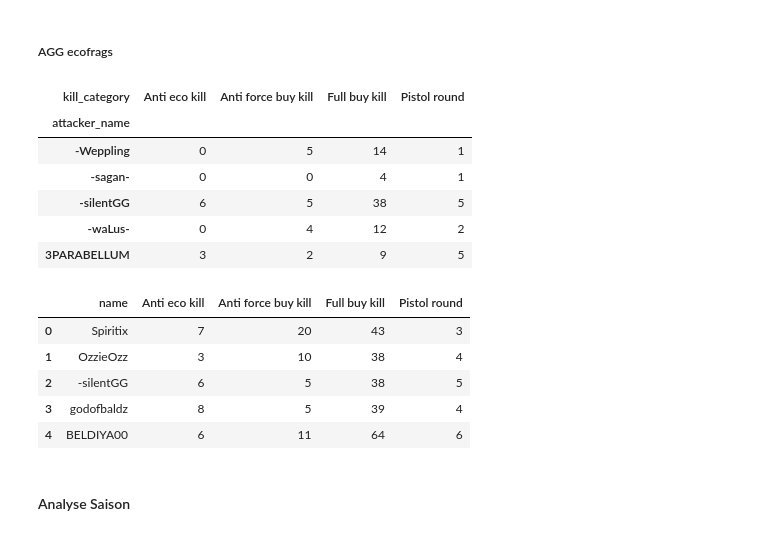
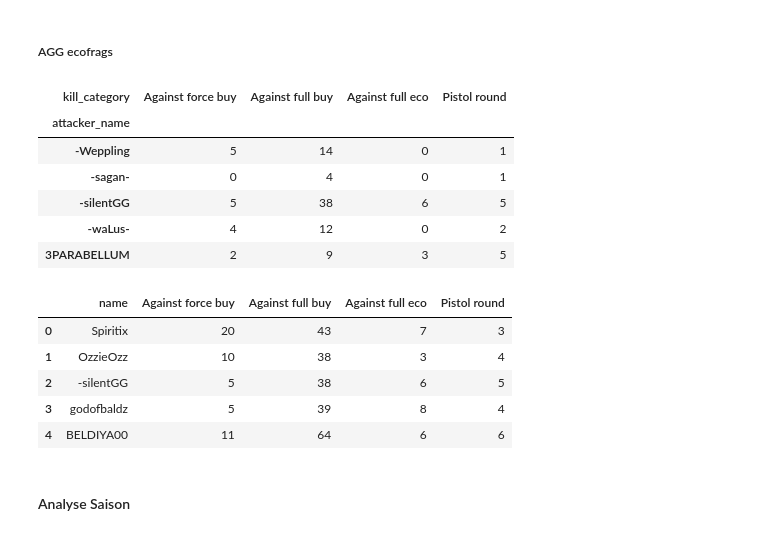
Before and after one commit to Armeldt/CS2-ESEA-season-stats-aggregator, a Jupyter notebook: Projet_cs2_multiple_match.ipynb, the cells around one changed output. Cells and saved outputs as stored; diff of their text form; code cells hidden in the pictures.

```diff
--- a/Projet_cs2_multiple_match.ipynb
+++ b/Projet_cs2_multiple_match.ipynb
@@ -13,7 +15,7 @@ import matplotlib.pyplot as plt
 all_matches = []
 
 # Répertoire contenant les fichiers de démonstration
-demo_directory = "C:/Users/Armel/Desktop/Python/projet_cs_v2/demos"
+demo_directory = "D:/Python/projet_cs_v2/demos"
 
 team = 'zobrux'
 
@@ -635,53 +637,53 @@ for match_data in all_matches:
     eco_by_team['Game_id'] = game_id
 
     # Fusionner les données de kills avec l'économie totale de l'équipe de l'attaquant
     df_merged_team = pd.merge(trade_df, eco_by_team, how='left',
                               left_on=['total_rounds_played', 'team_clan_name_user', 'Game_id'],
                               right_on=['total_rounds_played', 'team_clan_name', 'Game_id'])
 
     # Appliquer la fonction de catégorisation pour classer les kills
     def categorize_kill(row):
         if row['total_rounds_played'] in [1, 13]:
             return 'Pistol round'
         elif row['current_equip_value'] <= 3500:
-            return 'Anti eco kill'
+            return 'Against full eco'
         elif row['current_equip_value'] <= 18000:
-            return 'Anti force buy kill'
+            return 'Against force buy'
         else:
-            return 'Full buy kill'
+            return 'Against full buy'
 
     # Appliquer la fonction sur les kills du match
     df_merged_team['kill_category'] = df_merged_team.apply(categorize_kill, axis=1)
 
     # Utiliser pivot_table pour compter les kills par catégorie et par joueur
     team_eco_kills = df_merged_team.pivot_table(index='attacker_name', columns='kill_category', aggfunc='size', fill_value=0)
 
     # Ajouter les résultats pour ce match aux résultats cumulés
     all_team_eco_kills = pd.concat([all_team_eco_kills, team_eco_kills])
 
 # Agréger les résultats cumulés pour tous les matchs
 all_team_eco_kills_grouped = all_team_eco_kills.groupby('attacker_name').sum()
 
 # Afficher les résultats finaux
 all_team_eco_kills_grouped.head()
 # %% [output]
-| kill_category | Anti eco kill | Anti force buy kill | Full buy kill | Pistol round |
+| kill_category | Against force buy | Against full buy | Against full eco | Pistol round |
 | attacker_name |  |  |  |  |
-| -Weppling | 0 | 5 | 14 | 1 |
-| -sagan- | 0 | 0 | 4 | 1 |
-| -silentGG | 6 | 5 | 38 | 5 |
-| -waLus- | 0 | 4 | 12 | 2 |
-| 3PARABELLUM | 3 | 2 | 9 | 5 |
+| -Weppling | 5 | 14 | 0 | 1 |
+| -sagan- | 0 | 4 | 0 | 1 |
+| -silentGG | 5 | 38 | 6 | 5 |
+| -waLus- | 4 | 12 | 0 | 2 |
+| 3PARABELLUM | 2 | 9 | 3 | 5 |
 # %%
 eco_stats = pd.merge(joueurs,all_team_eco_kills_grouped,left_on='name',right_on='attacker_name',how='left')
 eco_stats
 # %% [output]
-|  | name | Anti eco kill | Anti force buy kill | Full buy kill | Pistol round |
-| 0 | Spiritix | 7 | 20 | 43 | 3 |
-| 1 | OzzieOzz | 3 | 10 | 38 | 4 |
-| 2 | -silentGG | 6 | 5 | 38 | 5 |
-| 3 | godofbaldz | 8 | 5 | 39 | 4 |
-| 4 | BELDIYA00 | 6 | 11 | 64 | 6 |
+|  | name | Against force buy | Against full buy | Against full eco | Pistol round |
+| 0 | Spiritix | 20 | 43 | 7 | 3 |
+| 1 | OzzieOzz | 10 | 38 | 3 | 4 |
+| 2 | -silentGG | 5 | 38 | 6 | 5 |
+| 3 | godofbaldz | 5 | 39 | 8 | 4 |
+| 4 | BELDIYA00 | 11 | 64 | 6 | 6 |
 # %% [markdown]
 #### Analyse Saison
 # %% [markdown]
```
Also changed, not shown: parts of 2 cells of this notebook, 7 other files.
